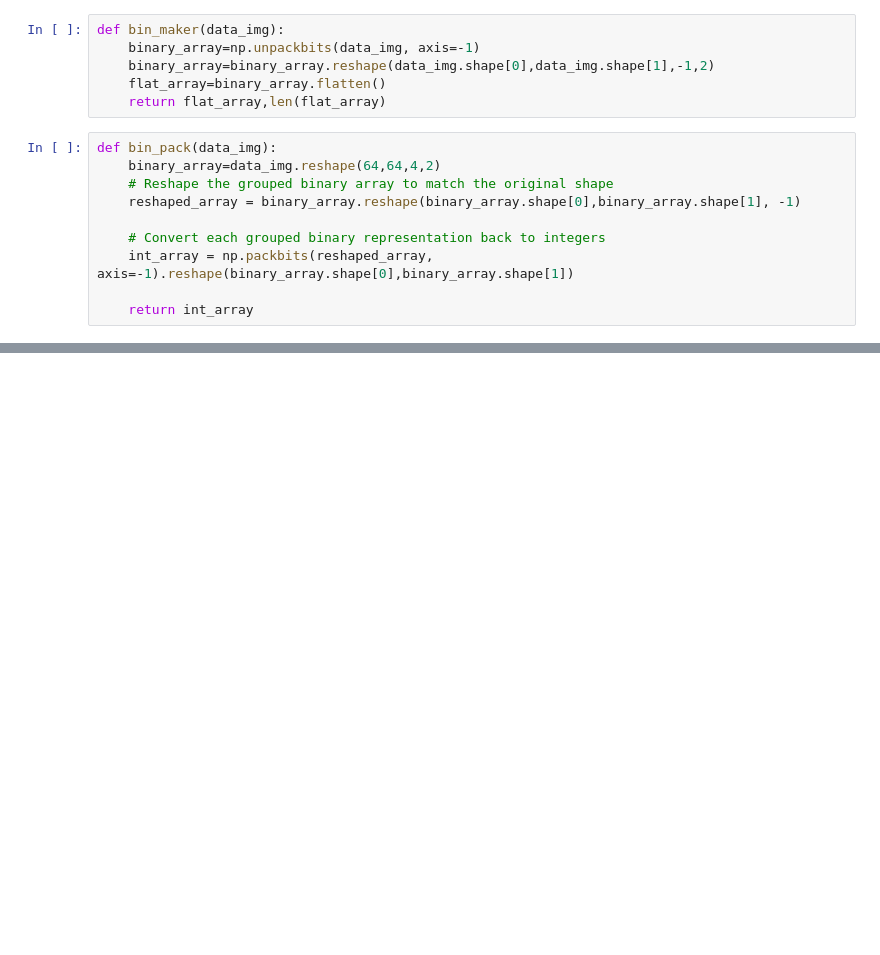
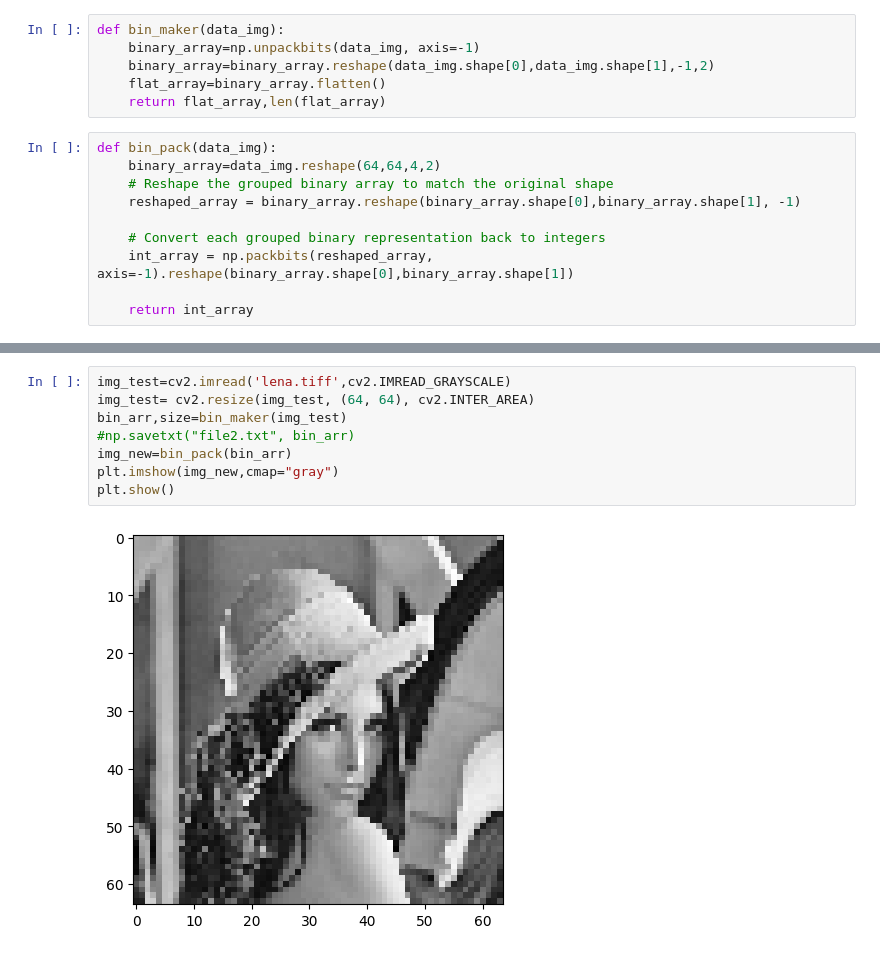
Before and after one commit to Anikrage/Basic-Image-Steganography, a Jupyter notebook: steg.ipynb, the cells around one changed output, grey strips where cells are left out. Drawn from its saved outputs; the diff is of its cells as text; blank space fills up the shorter version.

```diff
--- a/steg.ipynb
+++ b/steg.ipynb
@@ -69,0 +128,10 @@ def reveal_image(stego_path, output_path):
+# %%
+img_test=cv2.imread('lena.tiff',cv2.IMREAD_GRAYSCALE)
+img_test= cv2.resize(img_test, (64, 64), cv2.INTER_AREA)
+bin_arr,size=bin_maker(img_test)
+#np.savetxt("file2.txt", bin_arr)
+img_new=bin_pack(bin_arr)
+plt.imshow(img_new,cmap="gray")
+plt.show()
+# %% [output]
+[figure, added]
```
Also changed, not shown: parts of 6 cells of this notebook, 5 other files.
